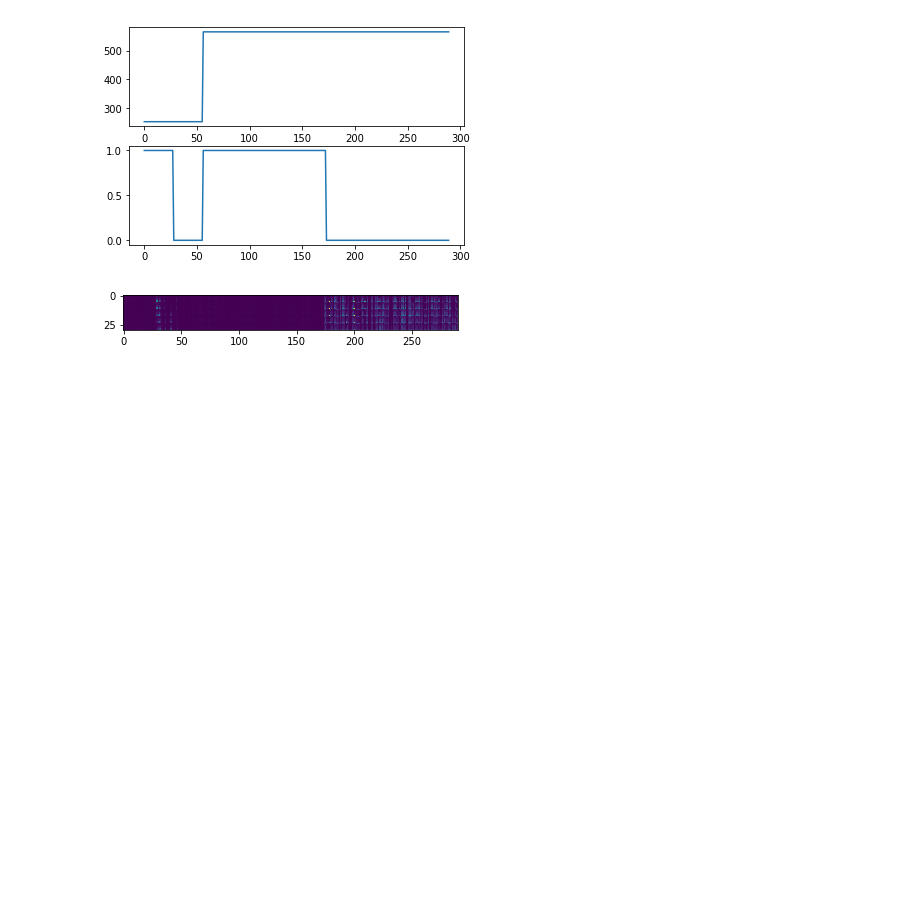
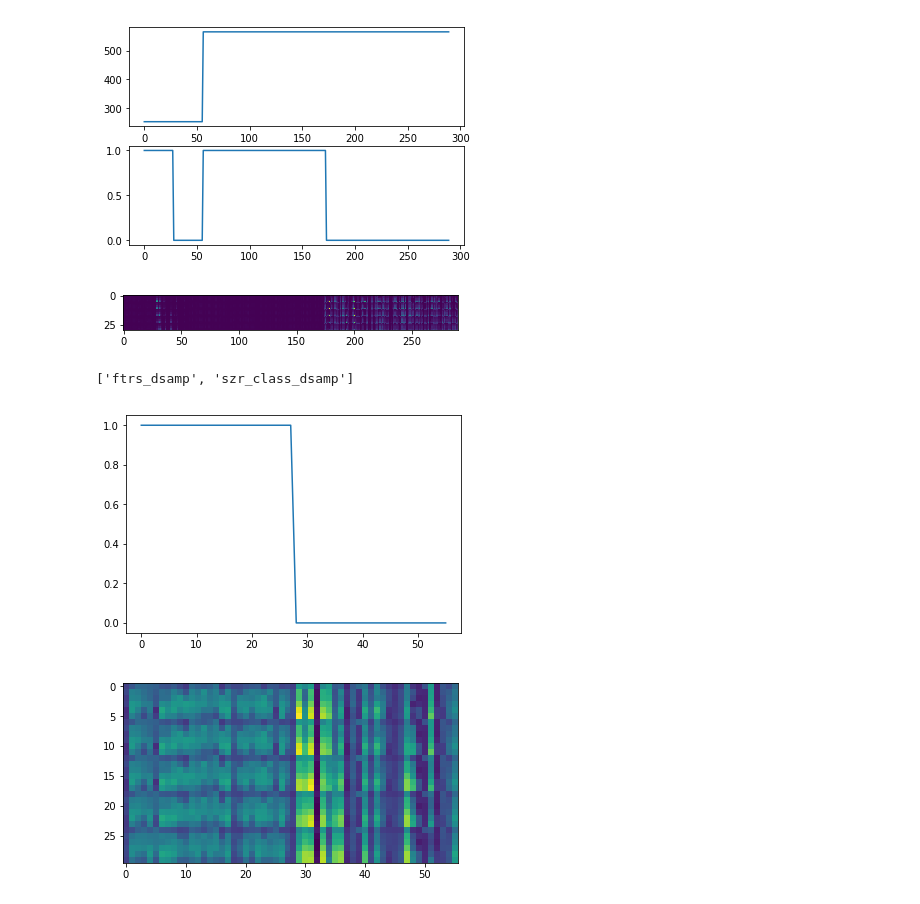
Before and after one commit to dmgroppe/SZR_ANT, a Jupyter notebook: EU_GENERAL/cluster_sbox_aes_lap.ipynb, the cells around one changed output. Cells and saved outputs as stored; diff of their text form; code cells hidden in the pictures; blank space fills up the shorter version.

```diff
--- a/EU_GENERAL/cluster_sbox_aes_lap.ipynb
+++ b/EU_GENERAL/cluster_sbox_aes_lap.ipynb
@@ -225,0 +123,17 @@ kmeans.cluster_centers_
+# %%
+temp_fname='kdownsampled_253.npz'
+bro=np.load(temp_fname)
+print(bro.keys())
+
+plt.figure(3)
+plt.clf()
+plt.plot(bro['szr_class_dsamp'])
+
+plt.figure(4)
+plt.clf()
+mn_ftr=np.min(bro['ftrs_dsamp'])
+plt.imshow(np.log10(bro['ftrs_dsamp'].T-mn_ftr+1));
+# %% [output]
+['ftrs_dsamp', 'szr_class_dsamp']
+[figure, added]
+[figure, added]
```
Also changed, not shown: parts of 18 cells of this notebook, 2 other files.
